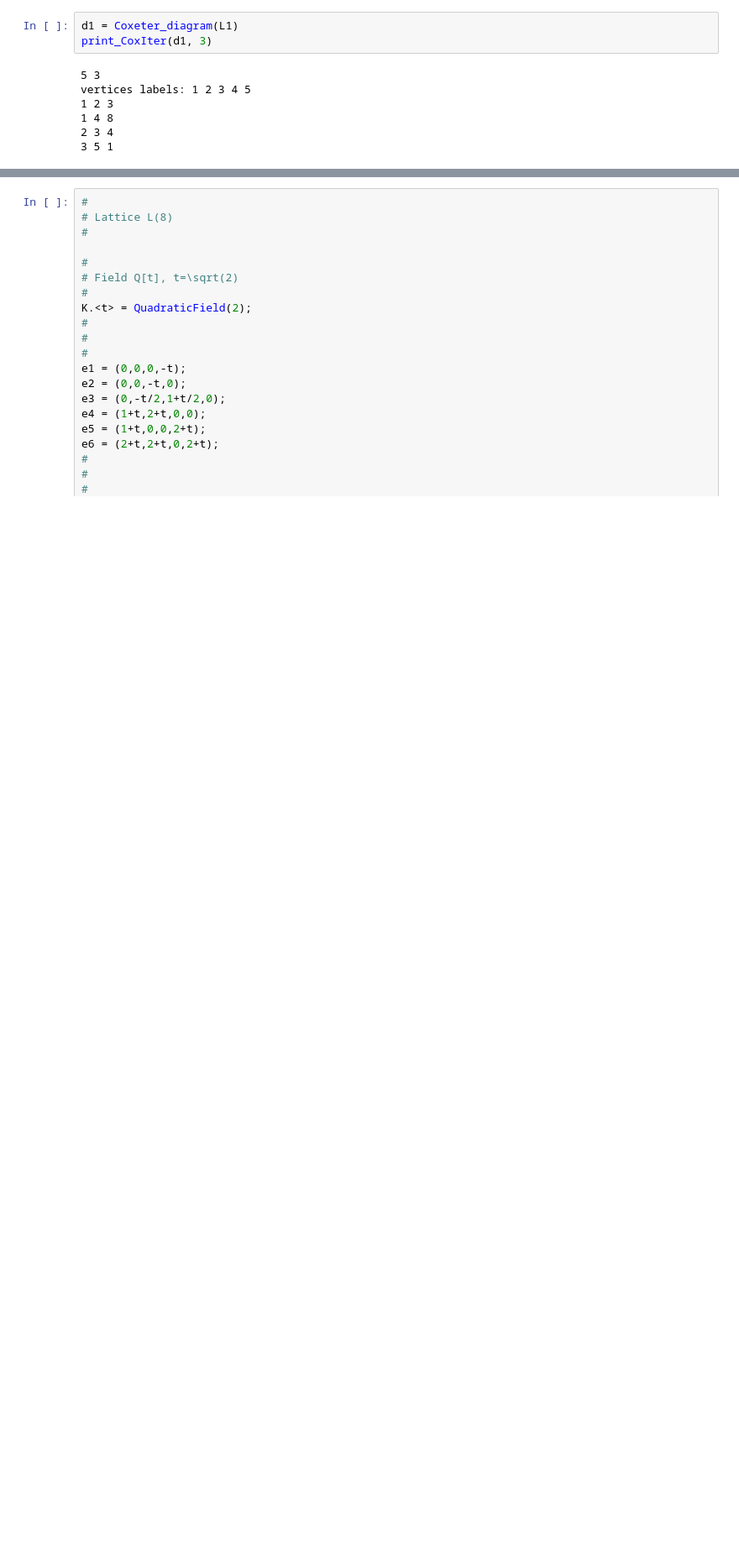
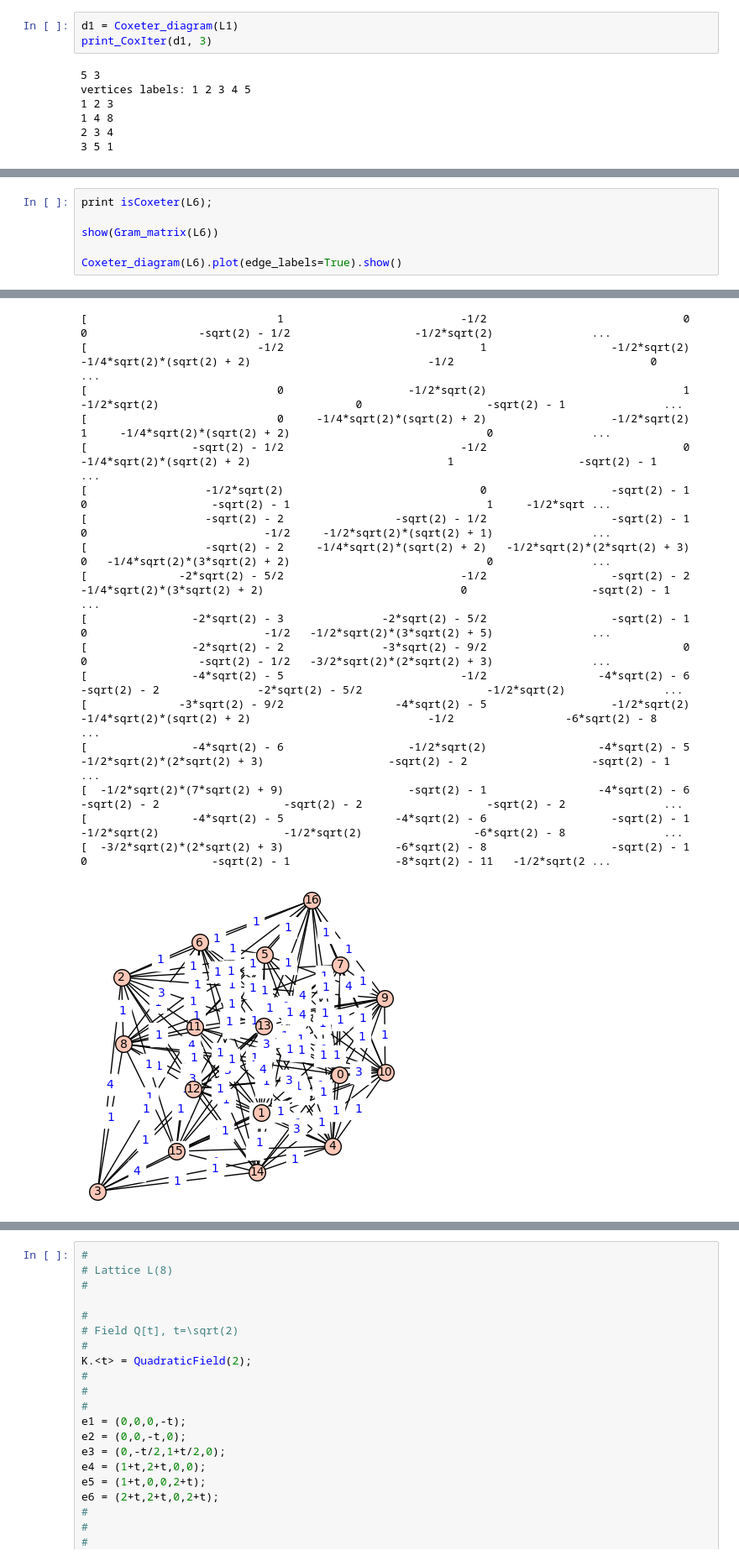
Before and after one commit to nvbogachev/OuterMostEdge, a Jupyter notebook: SmaRBA.ipynb, the cells around one changed output, grey strips where cells are left out. Shown at 84% size. Cells and saved outputs as stored; diff of their text form; blank space fills up the shorter version.

```diff
--- a/SmaRBA.ipynb
+++ b/SmaRBA.ipynb
@@ -446,0 +610,7 @@ vertices labels: 1 2 3 4 5
+# %%
+print isCoxeter(L6);
+
+show(Gram_matrix(L6))
+
+Coxeter_diagram(L6).plot(edge_labels=True).show()
+# %% [output]
@@ -446,0 +618,18 @@ vertices labels: 1 2 3 4 5
+[                             1                           -1/2                              0                              0                 -sqrt(2) - 1/2                   -1/2*sqrt(2)               ...
+[                          -1/2                              1                   -1/2*sqrt(2)     -1/4*sqrt(2)*(sqrt(2) + 2)                           -1/2                              0               ...
+[                             0                   -1/2*sqrt(2)                              1                   -1/2*sqrt(2)                              0                   -sqrt(2) - 1               ...
+[                             0     -1/4*sqrt(2)*(sqrt(2) + 2)                   -1/2*sqrt(2)                              1     -1/4*sqrt(2)*(sqrt(2) + 2)                              0               ...
+[                -sqrt(2) - 1/2                           -1/2                              0     -1/4*sqrt(2)*(sqrt(2) + 2)                              1                   -sqrt(2) - 1               ...
+[                  -1/2*sqrt(2)                              0                   -sqrt(2) - 1                              0                   -sqrt(2) - 1                              1     -1/2*sqrt ...
+[                  -sqrt(2) - 2                 -sqrt(2) - 1/2                   -sqrt(2) - 1                              0                           -1/2     -1/2*sqrt(2)*(sqrt(2) + 1)               ...
+[                  -sqrt(2) - 2     -1/4*sqrt(2)*(sqrt(2) + 2)   -1/2*sqrt(2)*(2*sqrt(2) + 3)                              0   -1/4*sqrt(2)*(3*sqrt(2) + 2)                              0               ...
+[              -2*sqrt(2) - 5/2                           -1/2                   -sqrt(2) - 2   -1/4*sqrt(2)*(3*sqrt(2) + 2)                              0                   -sqrt(2) - 1               ...
+[                -2*sqrt(2) - 3               -2*sqrt(2) - 5/2                   -sqrt(2) - 1                              0                           -1/2   -1/2*sqrt(2)*(3*sqrt(2) + 5)               ...
+[                -2*sqrt(2) - 2               -3*sqrt(2) - 9/2                              0                              0                 -sqrt(2) - 1/2   -3/2*sqrt(2)*(2*sqrt(2) + 3)               ...
+[                -4*sqrt(2) - 5                           -1/2                 -4*sqrt(2) - 6                   -sqrt(2) - 2               -2*sqrt(2) - 5/2                   -1/2*sqrt(2)               ...
+[              -3*sqrt(2) - 9/2                 -4*sqrt(2) - 5                   -1/2*sqrt(2)     -1/4*sqrt(2)*(sqrt(2) + 2)                           -1/2                 -6*sqrt(2) - 8               ...
+[                -4*sqrt(2) - 6                   -1/2*sqrt(2)                 -4*sqrt(2) - 5   -1/2*sqrt(2)*(2*sqrt(2) + 3)                   -sqrt(2) - 2                   -sqrt(2) - 1               ...
+[  -1/2*sqrt(2)*(7*sqrt(2) + 9)                   -sqrt(2) - 1                 -4*sqrt(2) - 6                   -sqrt(2) - 2                   -sqrt(2) - 2                   -sqrt(2) - 2               ...
+[                -4*sqrt(2) - 5                 -4*sqrt(2) - 6                   -sqrt(2) - 1                   -1/2*sqrt(2)                   -1/2*sqrt(2)                 -6*sqrt(2) - 8               ...
+[  -3/2*sqrt(2)*(2*sqrt(2) + 3)                 -6*sqrt(2) - 8                   -sqrt(2) - 1                              0                   -sqrt(2) - 1                -8*sqrt(2) - 11   -1/2*sqrt(2 ...
+[figure, added]
```
Also changed, not shown: parts of 18 cells of this notebook.
